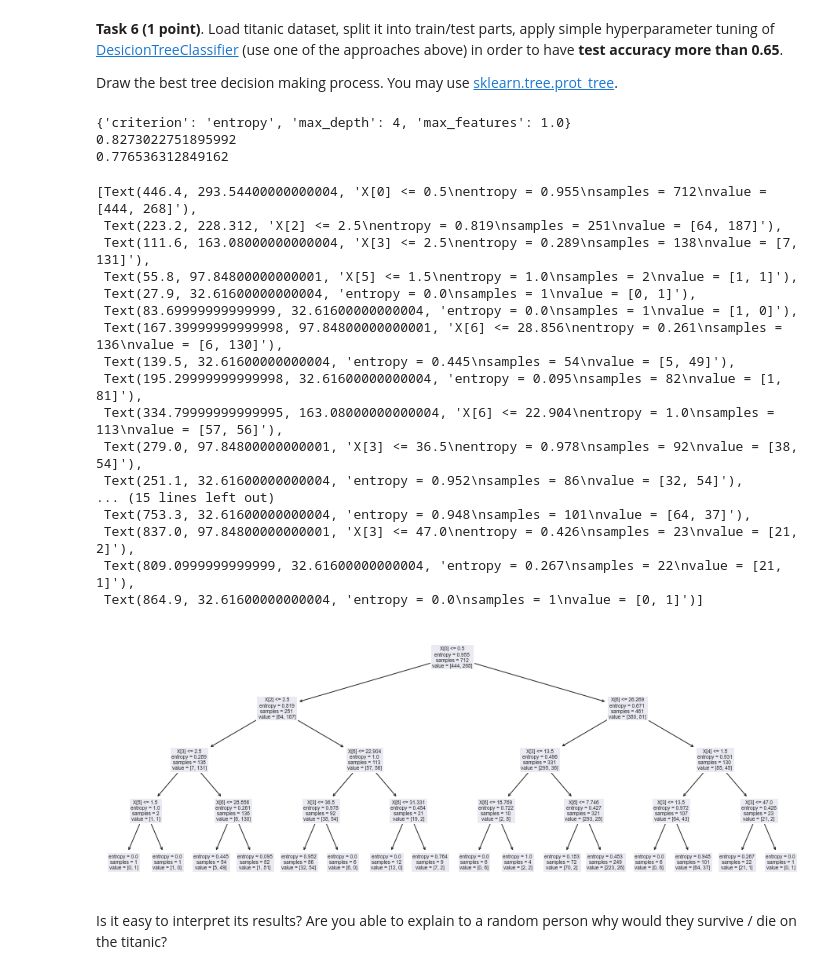
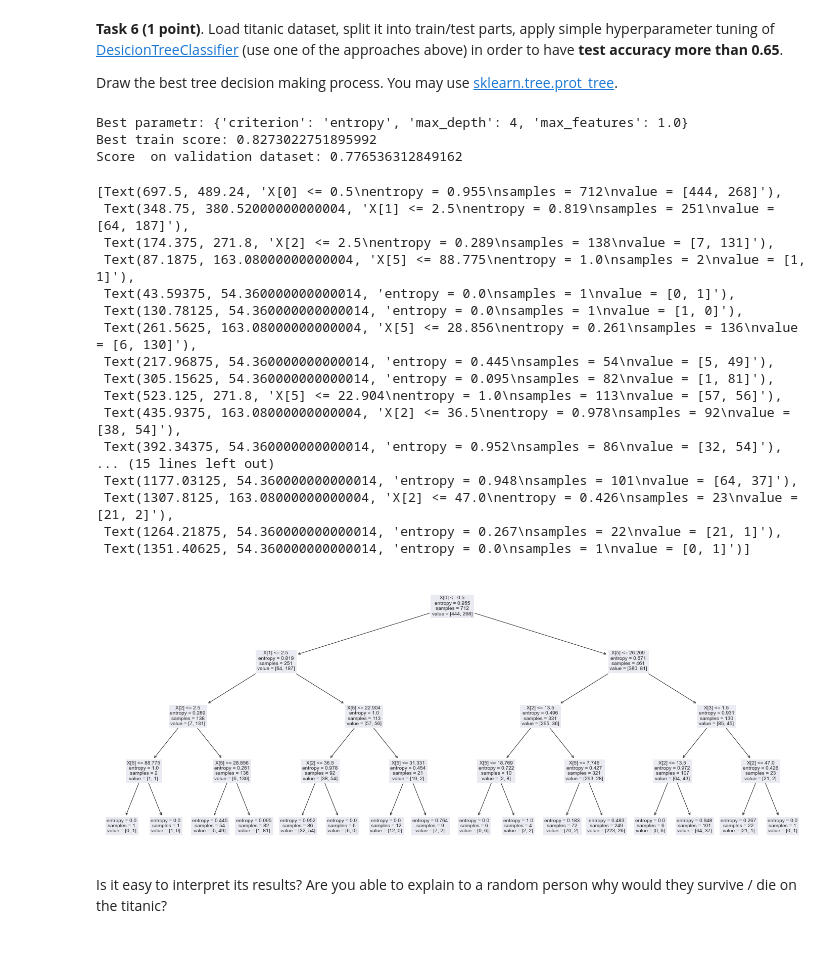
Before and after one commit to AlexeyZubar/Trees-and-Ensembles, a Jupyter notebook: rf_classifier.ipynb, the cells around one changed output. Saved outputs shown, nothing was run; the diff lists cells and outputs as text; code cells hidden in the pictures.

```diff
--- a/rf_classifier.ipynb
+++ b/rf_classifier.ipynb
@@ -707,42 +679,43 @@ X_train, X_test, y_train, y_test = train_test_split(data[['Sex','Pclass','Age','
 # %%
 from sklearn.tree import DecisionTreeClassifier
 from sklearn import tree
 clf = DecisionTreeClassifier(random_state=0)
 parameters = {'max_depth':[2,3,4,5,6,7,8,10,None],
              'max_features':[0.3,0.5,0.7,1.0],
              'criterion':["entropy","gini"]}
 
 svc = DecisionTreeClassifier()
 clf = GridSearchCV(svc, parameters, cv=5,n_jobs = -1)
 clf.fit(X_train, y_train)
-print(clf.best_params_)
-print(clf.best_score_)
-print(accuracy_score(y_test, clf.predict(X_test)))
+print('Best parametr:',clf.best_params_)
+print('Best train score:',clf.best_score_)
+print('Score  on validation dataset:',accuracy_score(y_test, clf.predict(X_test)))
 clf=DecisionTreeClassifier(criterion='entropy',max_depth=4,max_features=1.0)
 clf = clf.fit(X_train, y_train)
+plt.figure(figsize = (25,10))
 tree.plot_tree(clf)
 # %% [output]
-{'criterion': 'entropy', 'max_depth': 4, 'max_features': 1.0}
-0.8273022751895992
-0.776536312849162
+Best parametr: {'criterion': 'entropy', 'max_depth': 4, 'max_features': 1.0}
+Best train score: 0.8273022751895992
+Score  on validation dataset: 0.776536312849162
-[Text(446.4, 293.54400000000004, 'X[0] <= 0.5\nentropy = 0.955\nsamples = 712\nvalue = [444, 268]'),
- Text(223.2, 228.312, 'X[2] <= 2.5\nentropy = 0.819\nsamples = 251\nvalue = [64, 187]'),
- Text(111.6, 163.08000000000004, 'X[3] <= 2.5\nentropy = 0.289\nsamples = 138\nvalue = [7, 131]'),
- Text(55.8, 97.84800000000001, 'X[5] <= 1.5\nentropy = 1.0\nsamples = 2\nvalue = [1, 1]'),
- Text(27.9, 32.61600000000004, 'entropy = 0.0\nsamples = 1\nvalue = [0, 1]'),
- Text(83.69999999999999, 32.61600000000004, 'entropy = 0.0\nsamples = 1\nvalue = [1, 0]'),
- Text(167.39999999999998, 97.84800000000001, 'X[6] <= 28.856\nentropy = 0.261\nsamples = 136\nvalue = [6, 130]'),
- Text(139.5, 32.61600000000004, 'entropy = 0.445\nsamples = 54\nvalue = [5, 49]'),
- Text(195.29999999999998, 32.61600000000004, 'entropy = 0.095\nsamples = 82\nvalue = [1, 81]'),
- Text(334.79999999999995, 163.08000000000004, 'X[6] <= 22.904\nentropy = 1.0\nsamples = 113\nvalue = [57, 56]'),
- Text(279.0, 97.84800000000001, 'X[3] <= 36.5\nentropy = 0.978\nsamples = 92\nvalue = [38, 54]'),
- Text(251.1, 32.61600000000004, 'entropy = 0.952\nsamples = 86\nvalue = [32, 54]'),
+[Text(697.5, 489.24, 'X[0] <= 0.5\nentropy = 0.955\nsamples = 712\nvalue = [444, 268]'),
+ Text(348.75, 380.52000000000004, 'X[1] <= 2.5\nentropy = 0.819\nsamples = 251\nvalue = [64, 187]'),
+ Text(174.375, 271.8, 'X[2] <= 2.5\nentropy = 0.289\nsamples = 138\nvalue = [7, 131]'),
+ Text(87.1875, 163.08000000000004, 'X[5] <= 88.775\nentropy = 1.0\nsamples = 2\nvalue = [1, 1]'),
+ Text(43.59375, 54.360000000000014, 'entropy = 0.0\nsamples = 1\nvalue = [0, 1]'),
+ Text(130.78125, 54.360000000000014, 'entropy = 0.0\nsamples = 1\nvalue = [1, 0]'),
+ Text(261.5625, 163.08000000000004, 'X[5] <= 28.856\nentropy = 0.261\nsamples = 136\nvalue = [6, 130]'),
+ Text(217.96875, 54.360000000000014, 'entropy = 0.445\nsamples = 54\nvalue = [5, 49]'),
+ Text(305.15625, 54.360000000000014, 'entropy = 0.095\nsamples = 82\nvalue = [1, 81]'),
+ Text(523.125, 271.8, 'X[5] <= 22.904\nentropy = 1.0\nsamples = 113\nvalue = [57, 56]'),
+ Text(435.9375, 163.08000000000004, 'X[2] <= 36.5\nentropy = 0.978\nsamples = 92\nvalue = [38, 54]'),
+ Text(392.34375, 54.360000000000014, 'entropy = 0.952\nsamples = 86\nvalue = [32, 54]'),
 ... (15 lines left out)
- Text(753.3, 32.61600000000004, 'entropy = 0.948\nsamples = 101\nvalue = [64, 37]'),
- Text(837.0, 97.84800000000001, 'X[3] <= 47.0\nentropy = 0.426\nsamples = 23\nvalue = [21, 2]'),
- Text(809.0999999999999, 32.61600000000004, 'entropy = 0.267\nsamples = 22\nvalue = [21, 1]'),
- Text(864.9, 32.61600000000004, 'entropy = 0.0\nsamples = 1\nvalue = [0, 1]')]
+ Text(1177.03125, 54.360000000000014, 'entropy = 0.948\nsamples = 101\nvalue = [64, 37]'),
+ Text(1307.8125, 163.08000000000004, 'X[2] <= 47.0\nentropy = 0.426\nsamples = 23\nvalue = [21, 2]'),
+ Text(1264.21875, 54.360000000000014, 'entropy = 0.267\nsamples = 22\nvalue = [21, 1]'),
+ Text(1351.40625, 54.360000000000014, 'entropy = 0.0\nsamples = 1\nvalue = [0, 1]')]
-[figure, old version]
+[figure, new version]
 # %% [markdown]
 Is it easy to interpret its results? Are you able to explain to a random person why would they survive / die on the titanic?
 # %% [markdown]
```
Also changed, not shown: parts of 16 cells of this notebook, 1 other file.
